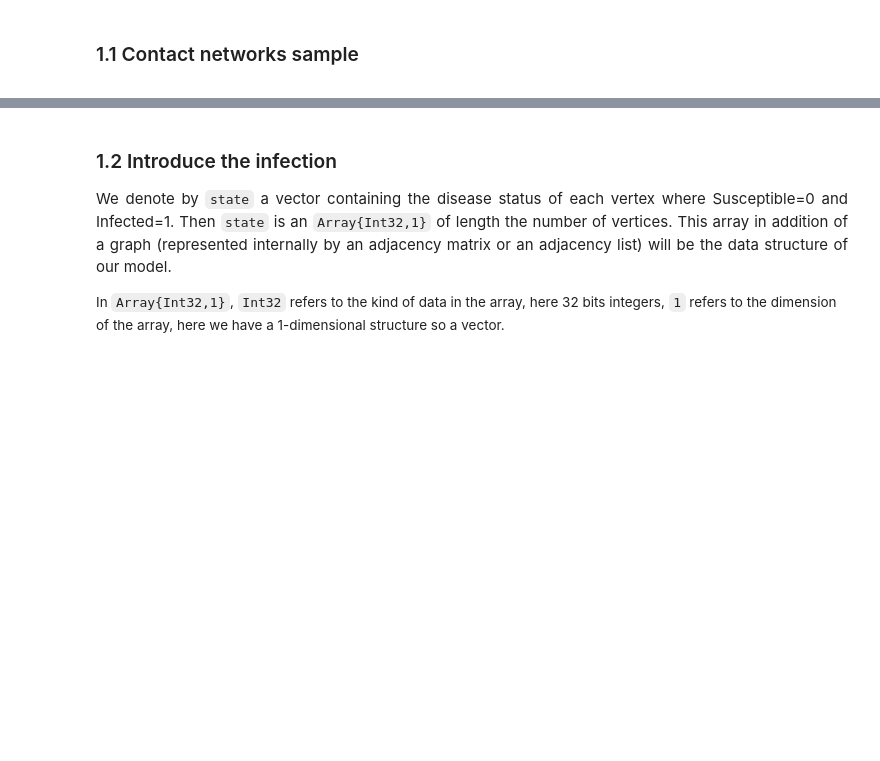
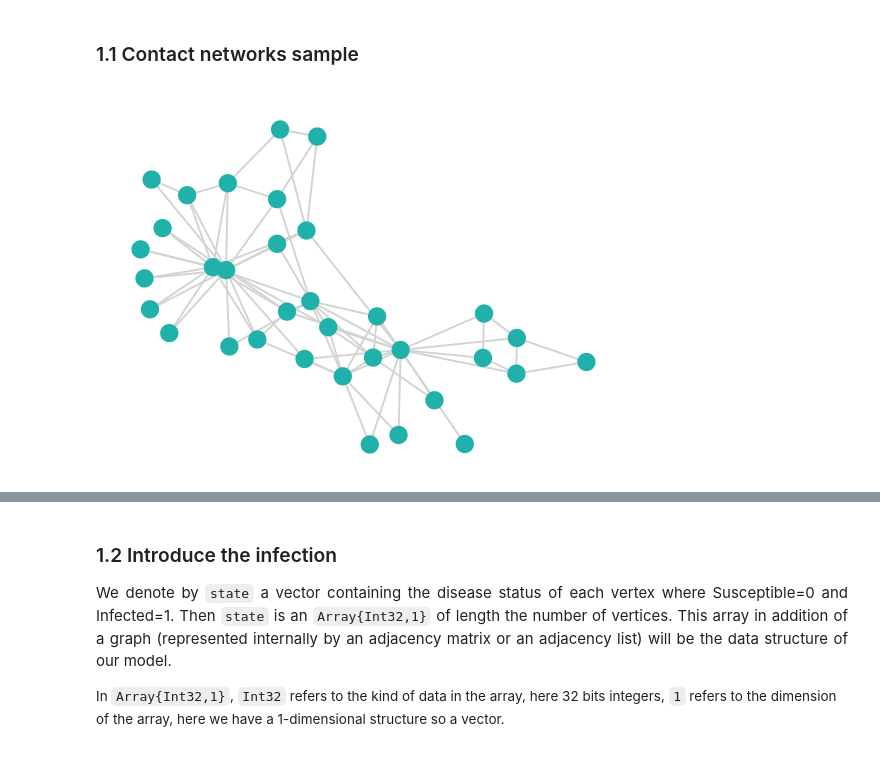
Before and after one commit to LorisGaven/Projet_Graphe, a Jupyter notebook: Projet Graphes 2022-2023.ipynb, the cells around one changed output, grey strips where cells are left out. Saved outputs shown, nothing was run; the diff lists cells and outputs as text; code cells hidden in the pictures; blank space fills up the shorter version.

```diff
--- a/Projet Graphes 2022-2023.ipynb
+++ b/Projet Graphes 2022-2023.ipynb
@@ -107,11 +130,14 @@ IEEE/ACM Transaction on Networking (2009)<p>
 # %%
 """karat7: A graph representing the karate club of N7 and the connections between the persons in this club.
 There are 34 people in this network. It is actually inspired by one of the most famous problem in graph
 theory: the Zachary's karate club.
 """
 karat7 = smallgraph(:karate)
 nodecolor = [colorant"lightseagreen"]
 draw(PNG("karat7.png", 100cm, 100cm), gplot(karat7,nodefillc=nodecolor))
+gplot(karat7,nodefillc=nodecolor)
+# %% [output]
+[figure, added]
 # %%
 """n7_2A: A graph representing the second year students at N7. Each department (SN, MF2E, 3EA) form a
 community where connections are denser, connections between department are rarer.
```
Also changed, not shown: parts of 15 cells of this notebook, 8 other files.
